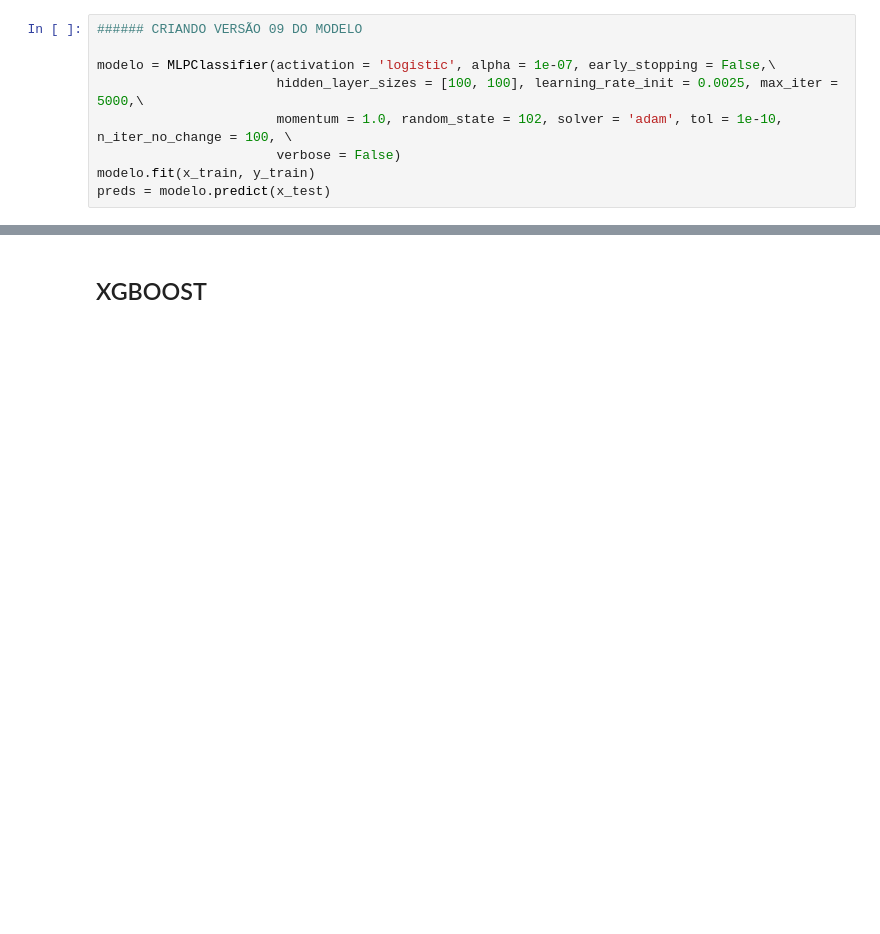
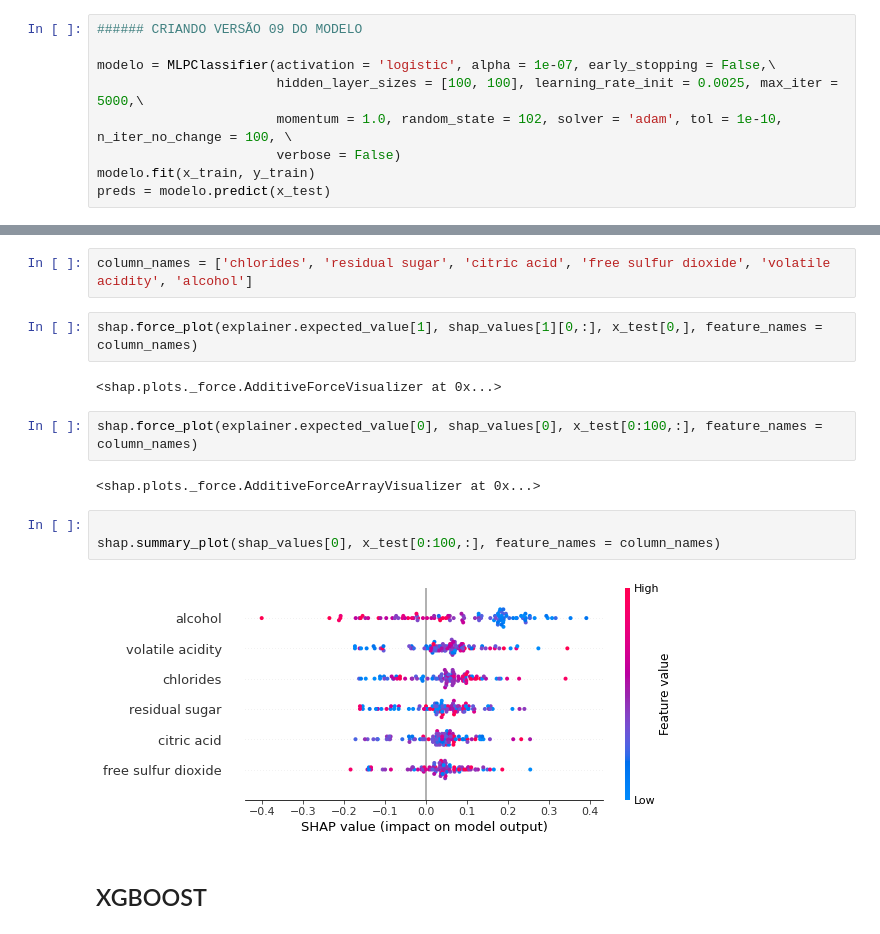
Before and after one commit to Herikc2/Wine-Quality-Prediction, a Jupyter notebook: wine_predictions.ipynb, the cells around one changed output, grey strips where cells are left out. Drawn from its saved outputs; the diff is of its cells as text; blank space fills up the shorter version.

```diff
--- a/wine_predictions.ipynb
+++ b/wine_predictions.ipynb
@@ -1003,3 +1132,18 @@ shap.force_plot(explainer.expected_value[0], shap_values[0], x_test[0:100,:])
+# %%
+column_names = ['chlorides', 'residual sugar', 'citric acid', 'free sulfur dioxide', 'volatile acidity', 'alcohol']
+# %%
+shap.force_plot(explainer.expected_value[1], shap_values[1][0,:], x_test[0,], feature_names = column_names)
+# %% [output]
+<shap.plots._force.AdditiveForceVisualizer at 0x...>
+# %%
+shap.force_plot(explainer.expected_value[0], shap_values[0], x_test[0:100,:], feature_names = column_names)
+# %% [output]
+<shap.plots._force.AdditiveForceArrayVisualizer at 0x...>
+# %%
+
+shap.summary_plot(shap_values[0], x_test[0:100,:], feature_names = column_names)
+# %% [output]
+[figure, added]
 # %% [markdown]
 ## XGBOOST
 # %%
```
Also changed, not shown: parts of 27 cells of this notebook, 2 other files.
